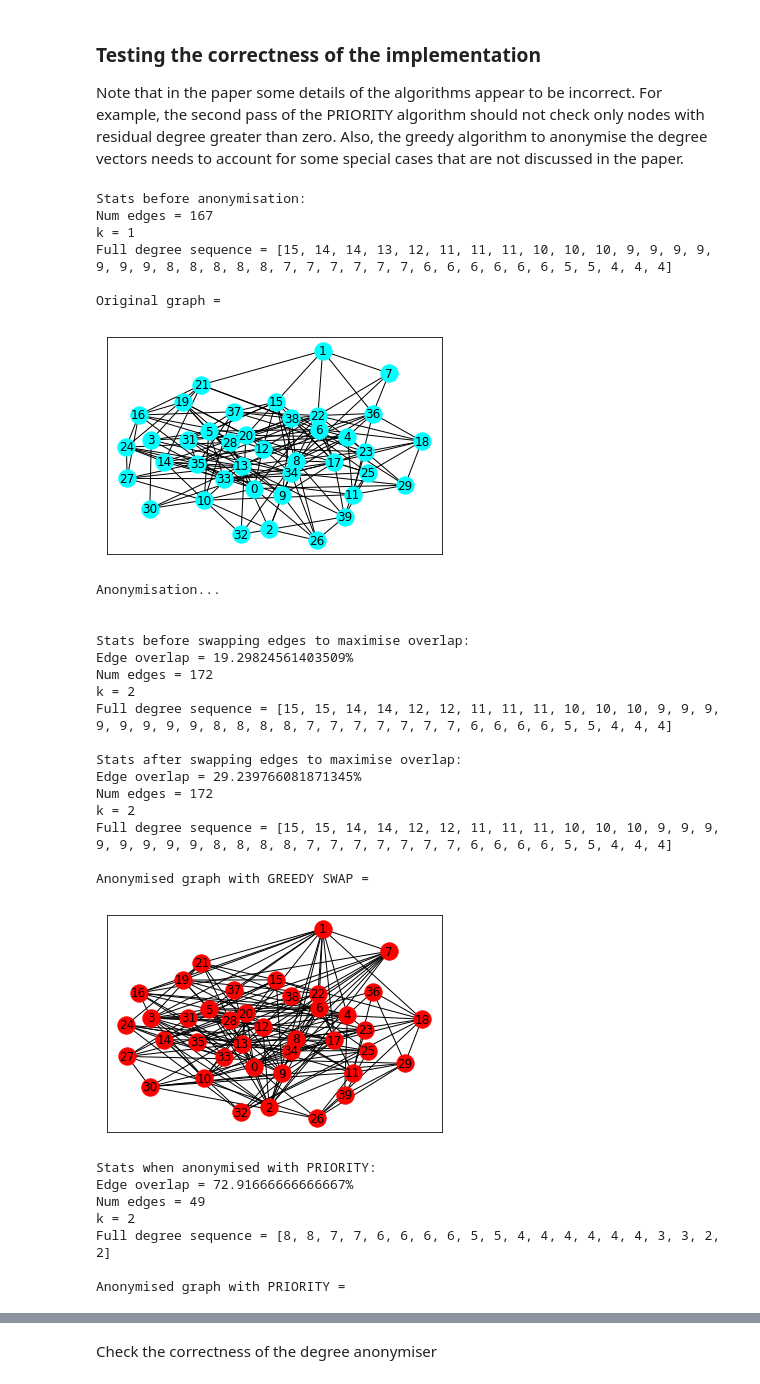
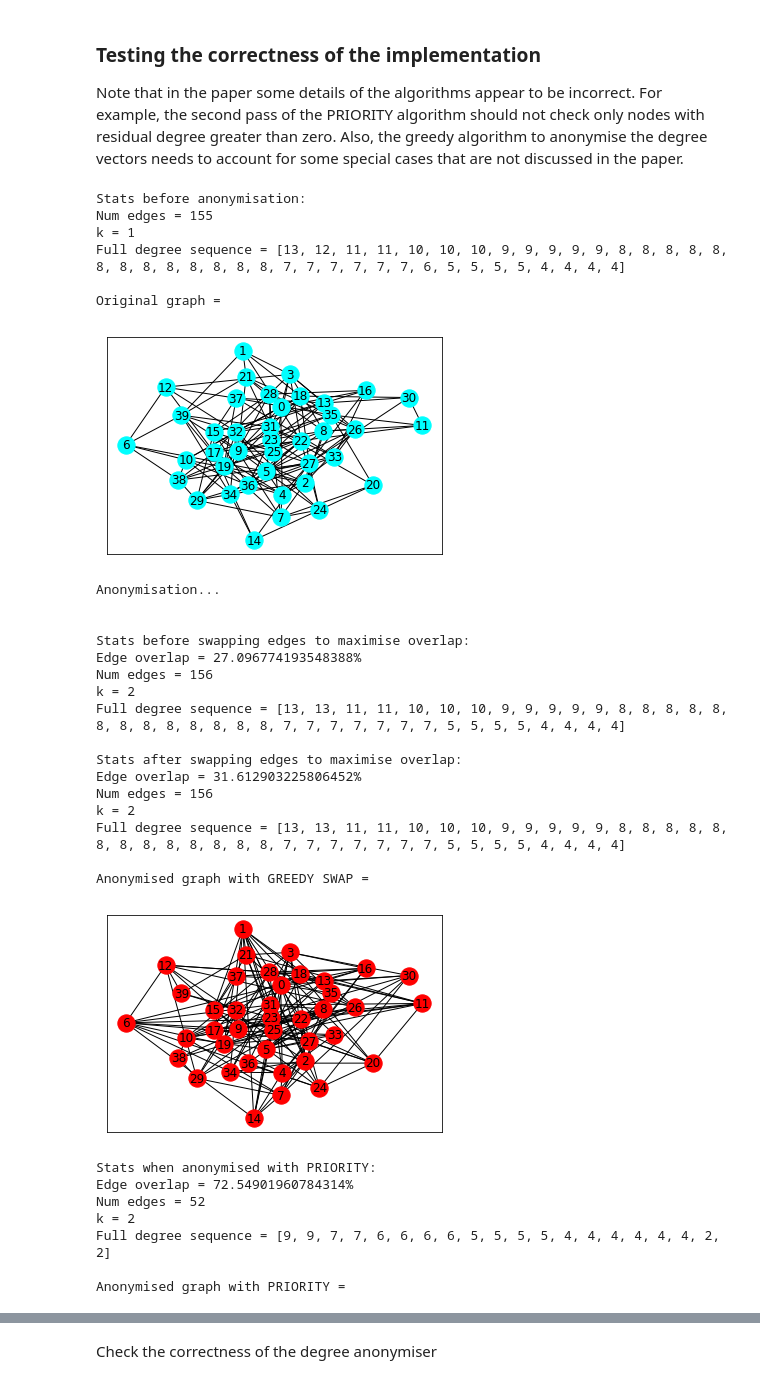
Before and after one commit to blextar/graph-k-degree-anonymity, a Jupyter notebook: k-degree.ipynb, the cells around one changed output, grey strips where cells are left out. Drawn from its saved outputs; the diff is of its cells as text; code cells hidden in the pictures.

```diff
--- a/k-degree.ipynb
+++ b/k-degree.ipynb
@@ -59,58 +59,57 @@ for d in degree_sequence:
 print("k = " + str(min_k))
 print("Full degree sequence =",degree_sequence)
 
 print("\nAnonymised graph with GREEDY SWAP =")
 nx.draw_networkx(Gaa,pos=pos,with_labels=True,node_color='red')
 plt.show()
 
-G = nx.read_gpickle('test graphs/er_test_1.gpkl')
 Gap = kd.graph_anonymiser(G,k,with_priority=True)
 
 print("Stats when anonymised with PRIORITY:")
 H = nx.intersection(Gap,G)
 print("Edge overlap = " + str(100*nx.number_of_edges(H)/nx.number_of_edges(G))+"%")
 print("Num edges = " + str(nx.number_of_edges(Gap)))
 
 degree_sequence = kd.get_degree_sequence(Gap)
 min_k = 1e8
 for d in degree_sequence:
     d_k = degree_sequence.count(d)
     min_k = d_k if d_k < min_k else min_k
 print("k = " + str(min_k))
 print("Full degree sequence =",degree_sequence)
 
 print("\nAnonymised graph with PRIORITY =")
 nx.draw_networkx(Gap,pos=pos,with_labels=True,node_color='magenta')
 plt.show()
 # %% [output]
 Stats before anonymisation:
-Num edges = 167
+Num edges = 155
 k = 1
-Full degree sequence = [15, 14, 14, 13, 12, 11, 11, 11, 10, 10, 10, 9, 9, 9, 9, 9, 9, 9, 8, 8, 8, 8, 8, 7, 7, 7, 7, 7, 7, 6, 6, 6, 6, 6, 6, 5, 5, 4, 4, 4]
+Full degree sequence = [13, 12, 11, 11, 10, 10, 10, 9, 9, 9, 9, 9, 8, 8, 8, 8, 8, 8, 8, 8, 8, 8, 8, 8, 8, 7, 7, 7, 7, 7, 7, 6, 5, 5, 5, 5, 4, 4, 4, 4]
 
 Original graph =
-[figure, old version]
+[figure, new version]
 Anonymisation...
 
 
 Stats before swapping edges to maximise overlap:
-Edge overlap = 19.29824561403509%
-Num edges = 172
+Edge overlap = 27.096774193548388%
+Num edges = 156
 k = 2
-Full degree sequence = [15, 15, 14, 14, 12, 12, 11, 11, 11, 10, 10, 10, 9, 9, 9, 9, 9, 9, 9, 9, 8, 8, 8, 8, 7, 7, 7, 7, 7, 7, 7, 6, 6, 6, 6, 5, 5, 4, 4, 4]
+Full degree sequence = [13, 13, 11, 11, 10, 10, 10, 9, 9, 9, 9, 9, 8, 8, 8, 8, 8, 8, 8, 8, 8, 8, 8, 8, 8, 7, 7, 7, 7, 7, 7, 7, 5, 5, 5, 5, 4, 4, 4, 4]
 
 Stats after swapping edges to maximise overlap:
-Edge overlap = 29.239766081871345%
-Num edges = 172
+Edge overlap = 31.612903225806452%
+Num edges = 156
 k = 2
-Full degree sequence = [15, 15, 14, 14, 12, 12, 11, 11, 11, 10, 10, 10, 9, 9, 9, 9, 9, 9, 9, 9, 8, 8, 8, 8, 7, 7, 7, 7, 7, 7, 7, 6, 6, 6, 6, 5, 5, 4, 4, 4]
+Full degree sequence = [13, 13, 11, 11, 10, 10, 10, 9, 9, 9, 9, 9, 8, 8, 8, 8, 8, 8, 8, 8, 8, 8, 8, 8, 8, 7, 7, 7, 7, 7, 7, 7, 5, 5, 5, 5, 4, 4, 4, 4]
 
 Anonymised graph with GREEDY SWAP =
-[figure, old version]
+[figure, new version]
 Stats when anonymised with PRIORITY:
-Edge overlap = 72.91666666666667%
-Num edges = 49
+Edge overlap = 72.54901960784314%
+Num edges = 52
 k = 2
-Full degree sequence = [8, 8, 7, 7, 6, 6, 6, 6, 5, 5, 4, 4, 4, 4, 4, 4, 3, 3, 2, 2]
+Full degree sequence = [9, 9, 7, 7, 6, 6, 6, 6, 5, 5, 5, 5, 4, 4, 4, 4, 4, 4, 2, 2]
 
 Anonymised graph with PRIORITY =
```
Also changed, not shown: parts of 2 cells of this notebook.
